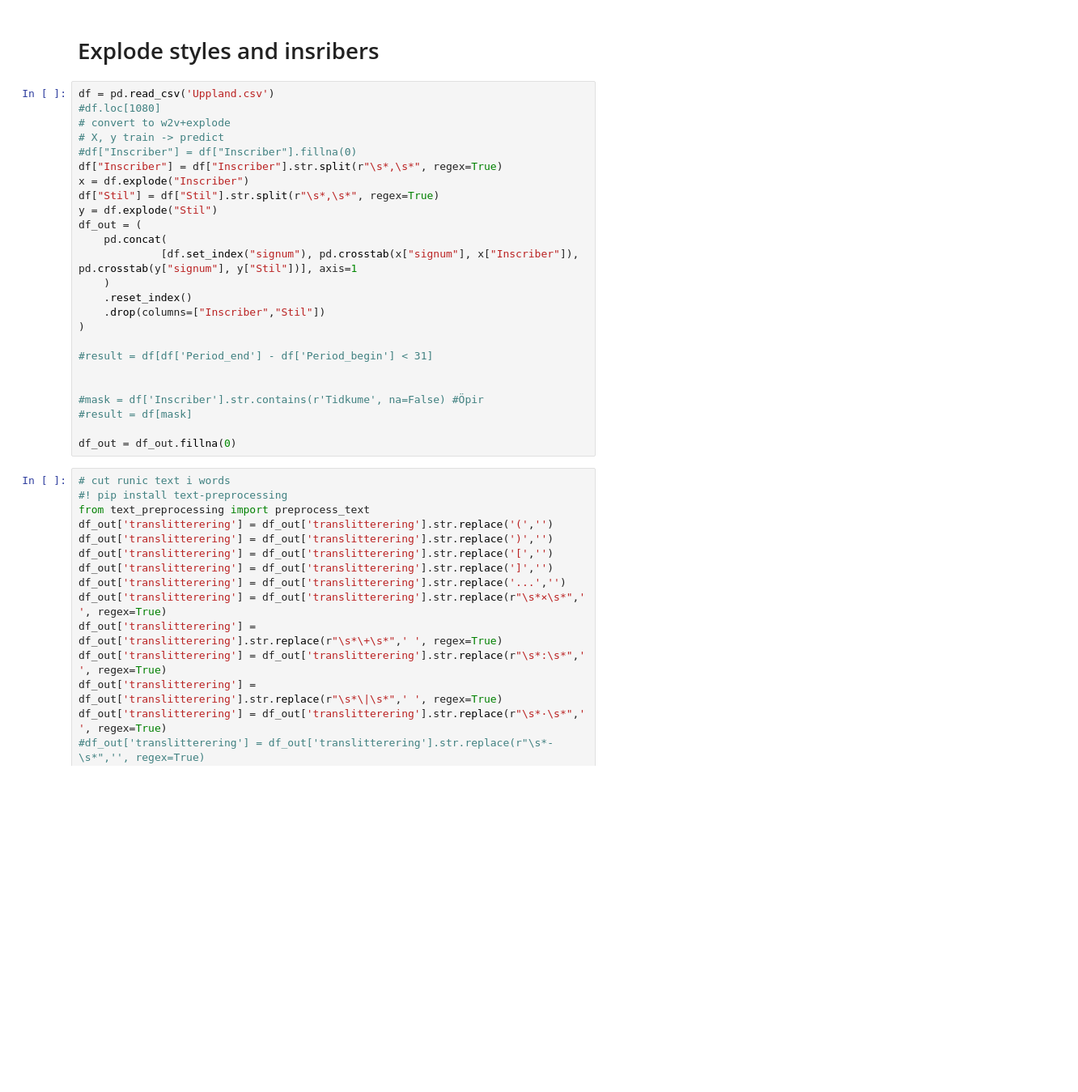
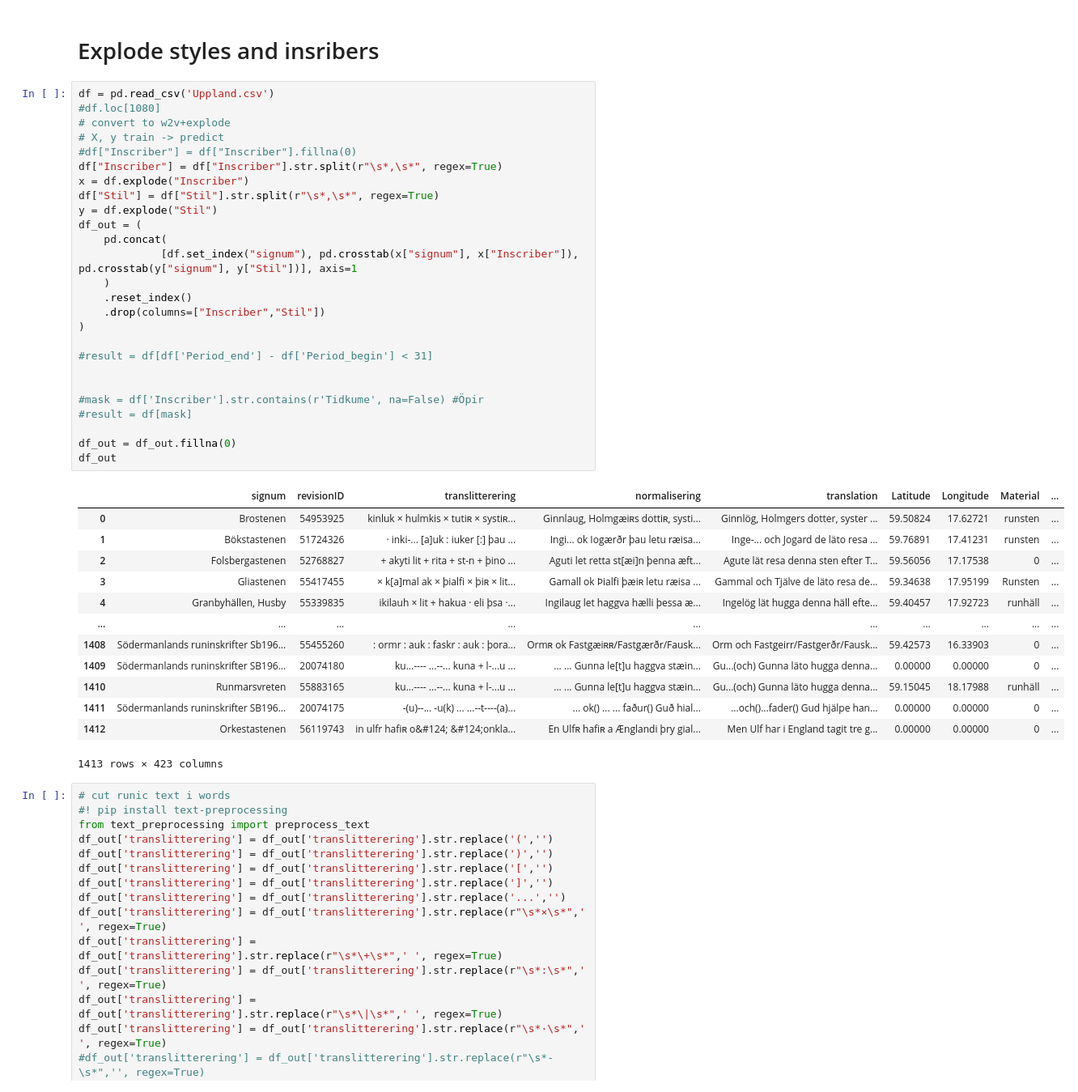
Before and after one commit to Jesper0101/Runskrift, a Jupyter notebook: Machine Learning2/KNN.ipynb, the cells around one changed output. Shown at 81% size. Drawn from its saved outputs; the diff is of its cells as text; blank space fills up the shorter version.

```diff
--- a/Machine Learning2/KNN.ipynb
+++ b/Machine Learning2/KNN.ipynb
@@ -18,28 +18,43 @@ print(notebook_path)
 # %%
 df = pd.read_csv('Uppland.csv')
 #df.loc[1080]
 # convert to w2v+explode
 # X, y train -> predict
 #df["Inscriber"] = df["Inscriber"].fillna(0)
 df["Inscriber"] = df["Inscriber"].str.split(r"\s*,\s*", regex=True)
 x = df.explode("Inscriber")
 df["Stil"] = df["Stil"].str.split(r"\s*,\s*", regex=True)
 y = df.explode("Stil")
 df_out = (
     pd.concat(
              [df.set_index("signum"), pd.crosstab(x["signum"], x["Inscriber"]), pd.crosstab(y["signum"], y["Stil"])], axis=1
     )
     .reset_index()
     .drop(columns=["Inscriber","Stil"])
 )
 
 #result = df[df['Period_end'] - df['Period_begin'] < 31]
 
 
 #mask = df['Inscriber'].str.contains(r'Tidkume', na=False) #Öpir
 #result = df[mask]
 
 df_out = df_out.fillna(0)
+df_out
+# %% [output]
+|  | signum | revisionID | translitterering | normalisering | translation | Latitude | Longitude | Material | ... |
+| 0 | Brostenen | 54953925 | kinluk × hulmkis × tutiʀ × systiʀ... | Ginnlaug, Holmgæiʀs dottiʀ, systi... | Ginnlög, Holmgers dotter, syster ... | 59.50824 | 17.62721 | runsten | ... |
+| 1 | Bökstastenen | 51724326 | · inki-... [a]uk : iuker [:] þau ... | Ingi... ok Iogærðr þau letu ræisa... | Inge-... och Jogard de läto resa ... | 59.76891 | 17.41231 | runsten | ... |
+| 2 | Folsbergastenen | 52768827 | + akyti lit + rita + st-n + þino ... | Aguti let retta st[æi]n þenna æft... | Agute lät resa denna sten efter T... | 59.56056 | 17.17538 | 0 | ... |
+| 3 | Gliastenen | 55417455 | × k[a]mal ak × þialfi × þiʀ × lit... | Gamall ok Þialfi þæiʀ letu ræisa ... | Gammal och Tjälve de läto resa de... | 59.34638 | 17.95199 | Runsten | ... |
+| 4 | Granbyhällen, Husby | 55339835 | ikilauh × lit + hakua · eli þsa ·... | Ingilaug let haggva hælli þessa æ... | Ingelög lät hugga denna häll efte... | 59.40457 | 17.92723 | runhäll | ... |
+| ... | ... | ... | ... | ... | ... | ... | ... | ... | ... |
+| 1408 | Södermanlands runinskrifter Sb196... | 55455260 | : ormr : auk : faskr : auk : þora... | Ormʀ ok Fastgæiʀʀ/Fastgærðr/Fausk... | Orm och Fastgeirr/Fastgerðr/Fausk... | 59.42573 | 16.33903 | 0 | ... |
+| 1409 | Södermanlands runinskrifter SB196... | 20074180 | ku...---- ...--... kuna + l-...u ... | ... ... Gunna le[t]u haggva stæin... | Gu...(och) Gunna läto hugga denna... | 0.00000 | 0.00000 | 0 | ... |
+| 1410 | Runmarsvreten | 55883165 | ku...---- ...--... kuna + l-...u ... | ... ... Gunna le[t]u haggva stæin... | Gu...(och) Gunna läto hugga denna... | 59.15045 | 18.17988 | runhäll | ... |
+| 1411 | Södermanlands runinskrifter SB196... | 20074175 | -(u)--... -u(k) ... ...--t----(a)... | ... ok() ... ... faður() Guð hial... | ...och()...fader() Gud hjälpe han... | 0.00000 | 0.00000 | 0 | ... |
+| 1412 | Orkestastenen | 56119743 | in ulfr hafiʀ o&#124; &#124;onkla... | En Ulfʀ hafiʀ a Ænglandi þry gial... | Men Ulf har i England tagit tre g... | 0.00000 | 0.00000 | 0 | ... |
+1413 rows × 423 columns
 # %%
 # cut runic text i words
 #! pip install text-preprocessing
```
Also changed, not shown: parts of 6 cells of this notebook.
